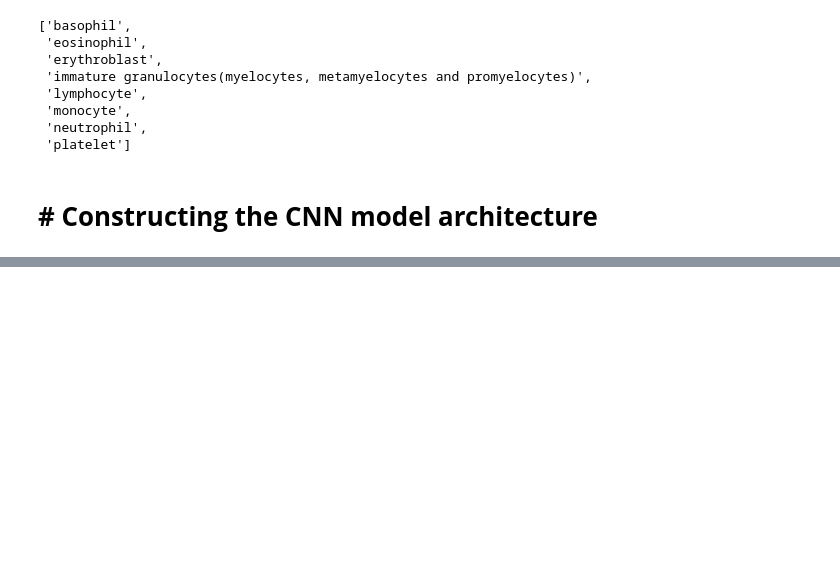
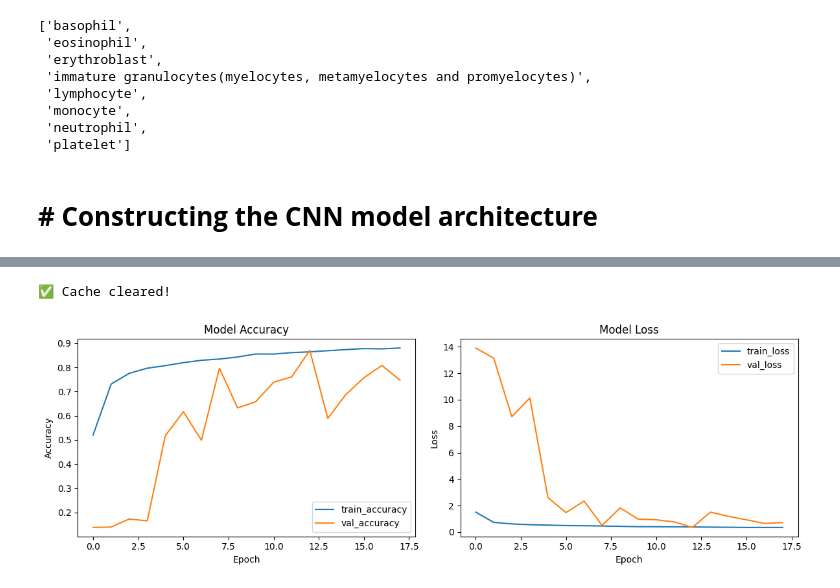
Before and after one commit to Sharddha-Sharddha/CNN-MedMNIST, a Jupyter notebook: MedMNIST_cnn_project.ipynb, the cells around one changed output, grey strips where cells are left out. Saved outputs shown, nothing was run; the diff lists cells and outputs as text; code cells hidden in the pictures; blank space fills up the shorter version.

```diff
--- a/MedMNIST_cnn_project.ipynb
+++ b/MedMNIST_cnn_project.ipynb
@@ -285,6 +290,3 @@ Model: "bloodMNIST"
  Total params: 25,857,160 (98.64 MB)
  Trainable params: 25,855,816 (98.63 MB)
  Non-trainable params: 1,344 (5.25 KB)
-# %%
-model.compile(optimizer = 'cross_entropy',
-              )
@@ -290,0 +301,10 @@ model.compile(optimizer = 'cross_entropy',
+# %%
+optimizer= tf.keras.optimizers.Adam(learning_rate= lr_decy)
+# %%
+# Compiling the model
+# Using sparse_categorical_crossentropy because labels are integers
+model.compile(
+    optimizer = optimizer,
+    loss= 'sparse_categorical_crossentropy',
+    metrics= ['accuracy']
+)
@@ -290,0 +328,10 @@ model.compile(optimizer = 'cross_entropy',
+# %%
+# model_training
+history = model.fit(
+    train_images,
+    train_labels,
+    batch_size = 128,
+    epochs=30,
+    validation_data = (val_images, val_labels),
+    callbacks = callback
+)
@@ -290,0 +356,33 @@ model.compile(optimizer = 'cross_entropy',
+# %%
+# # Clear all cache
+# !rm -rf ~/.keras
+# !rm -rf ~/.cache
+# !rm -rf /tmp/*
+
+print("✅ Cache cleared!")
+# %% [output]
+✅ Cache cleared!
+# %%
+# Creating the figure and two subplots (axes)
+fig, ax = plt.subplots(1, 2, figsize=(12, 4))
+
+# Plot Accuracy
+ax[0].plot(history.history['accuracy'], label='train_accuracy')
+ax[0].plot(history.history['val_accuracy'], label='val_accuracy')
+ax[0].set_title('Model Accuracy')
+ax[0].set_xlabel('Epoch')
+ax[0].set_ylabel('Accuracy')
+ax[0].legend()
+
+# Plot Loss
+ax[1].plot(history.history['loss'], label='train_loss')
+ax[1].plot(history.history['val_loss'], label='val_loss')
+ax[1].set_title('Model Loss')
+ax[1].set_xlabel('Epoch')
+ax[1].set_ylabel('Loss')
+ax[1].legend()
+
+plt.tight_layout()
+plt.show()
+# %% [output]
+[figure, added]
```
Also changed, not shown: parts of 7 cells of this notebook.
